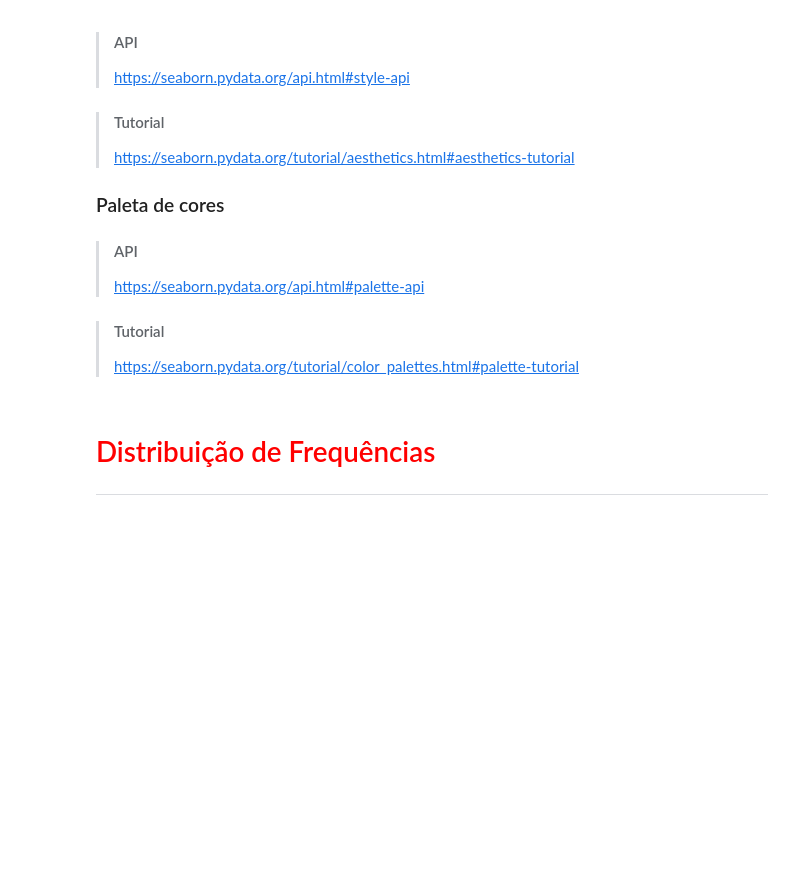
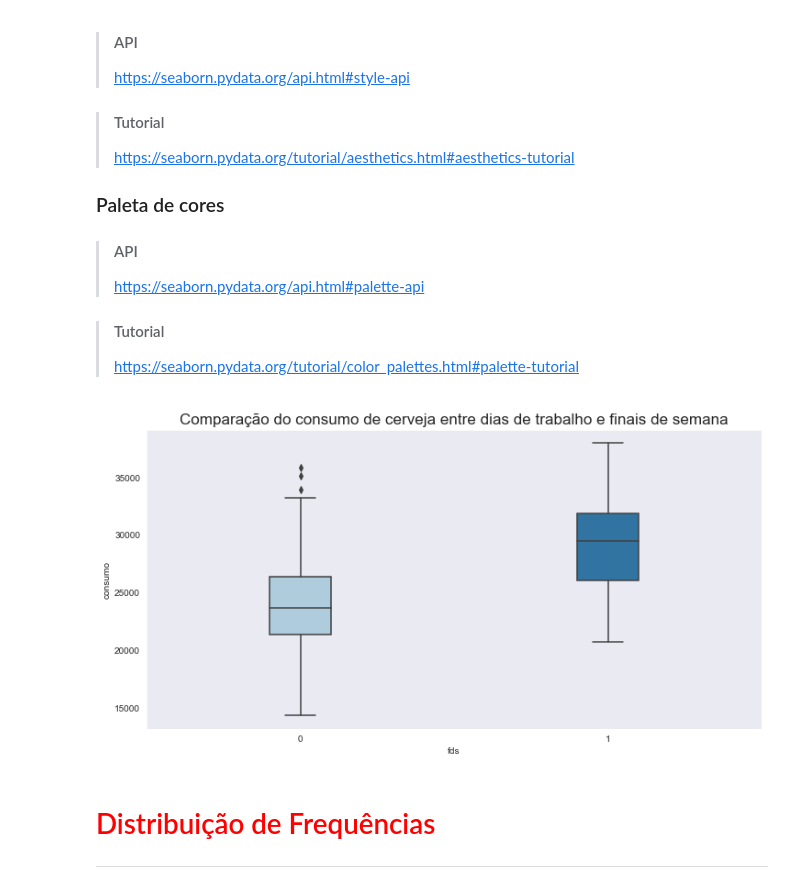
Before and after one commit to Thiagodcfarias/Projetos-Data-Science, a Jupyter notebook: Regression/Alura-beer-consumption/model.ipynb, the cells around one changed output. Drawn from its saved outputs; the diff is of its cells as text; code cells hidden in the pictures; blank space fills up the shorter version.

```diff
--- a/Regression/Alura-beer-consumption/model.ipynb
+++ b/Regression/Alura-beer-consumption/model.ipynb
@@ -161,6 +179,16 @@ https://seaborn.pydata.org/generated/seaborn.boxplot.html?highlight=boxplot#seab
 
 > #### Tutorial
 > https://seaborn.pydata.org/tutorial/color_palettes.html#palette-tutorial
+# %%
+sns.set_palette('Paired')
+# %%
+sns.set_style('dark')
+# %%
+ax = sns.boxplot(data = df, width = 0.2, y = 'consumo',x = 'fds')
+ax.set_title('Comparação do consumo de cerveja entre dias de trabalho e finais de semana',fontsize = 17)
+ax.figure.set_size_inches(12,6)
+# %% [output]
+[figure, added]
 # %% [markdown]
 # <font color='red' style='font-size: 30px;'>Distribuição de Frequências</font>
 <hr style='border: 2px solid red;'>
```
Also changed, not shown: parts of 8 cells of this notebook.
